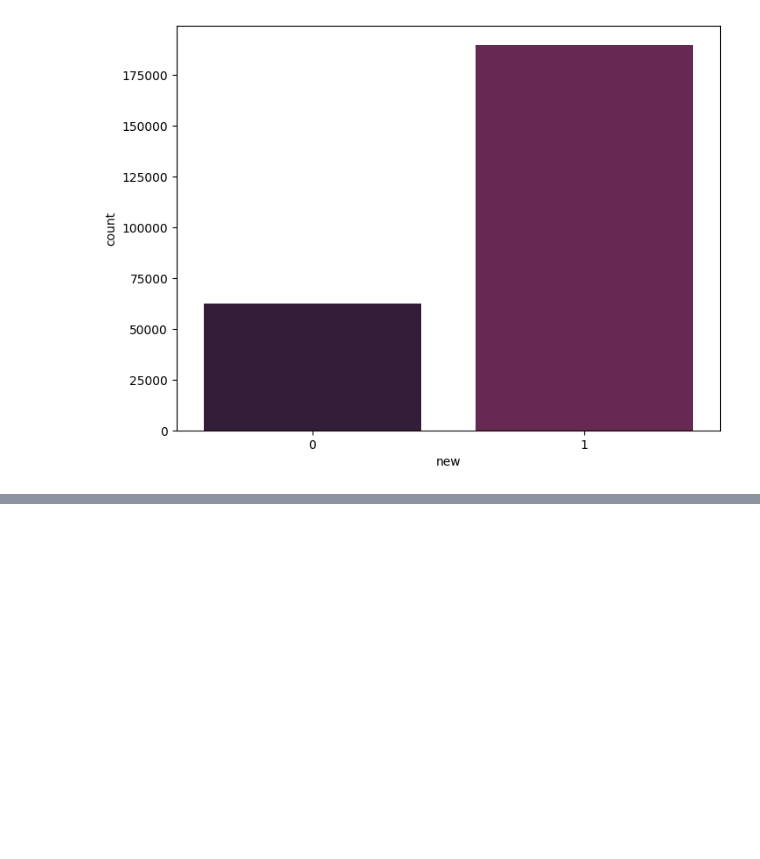
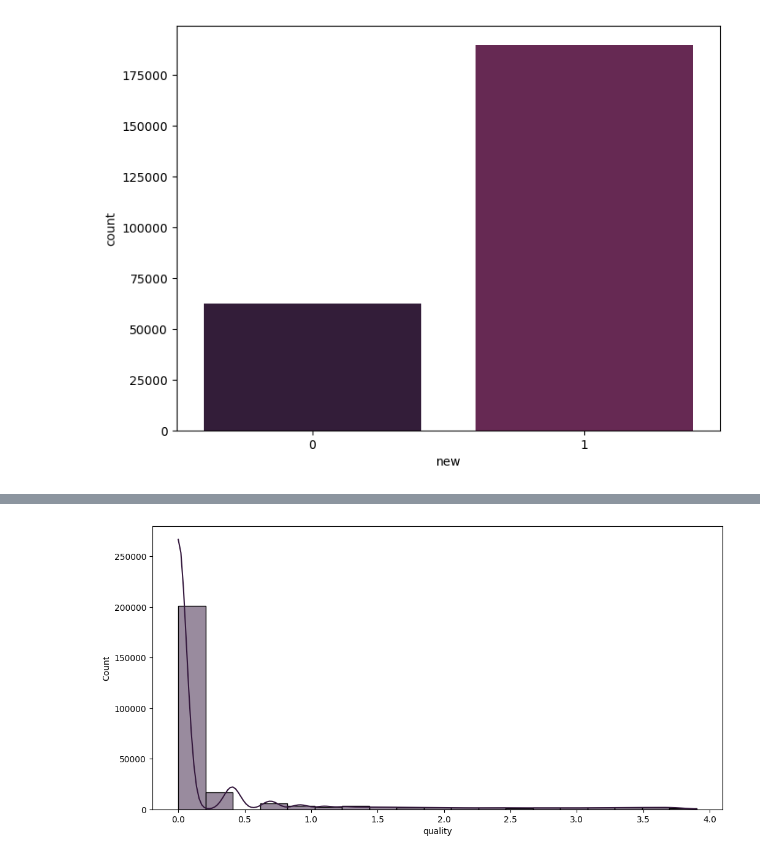
Before and after one commit to kyeonghun-kim/ML_project, a Jupyter notebook: WebLog/WebLog Analytic.ipynb, the cells around one changed output, grey strips where cells are left out. Cells and saved outputs as stored; diff of their text form; code cells hidden in the pictures; blank space fills up the shorter version.

```diff
--- a/WebLog/WebLog Analytic.ipynb
+++ b/WebLog/WebLog Analytic.ipynb
@@ -843,0 +911,6 @@ Name: quality, dtype: float64
+# %%
+plt.figure(figsize = (12, 6))
+sns.histplot(data = check_db, x = check_db["quality"], kde = True)
+plt.show()
+# %% [output]
+[figure, added]
```
Also changed, not shown: parts of 30 cells of this notebook.
